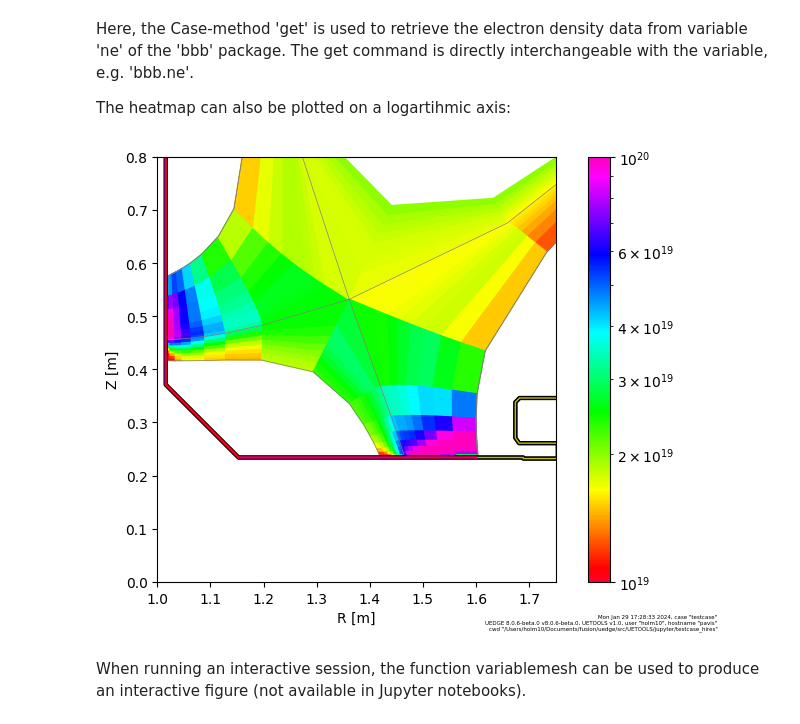
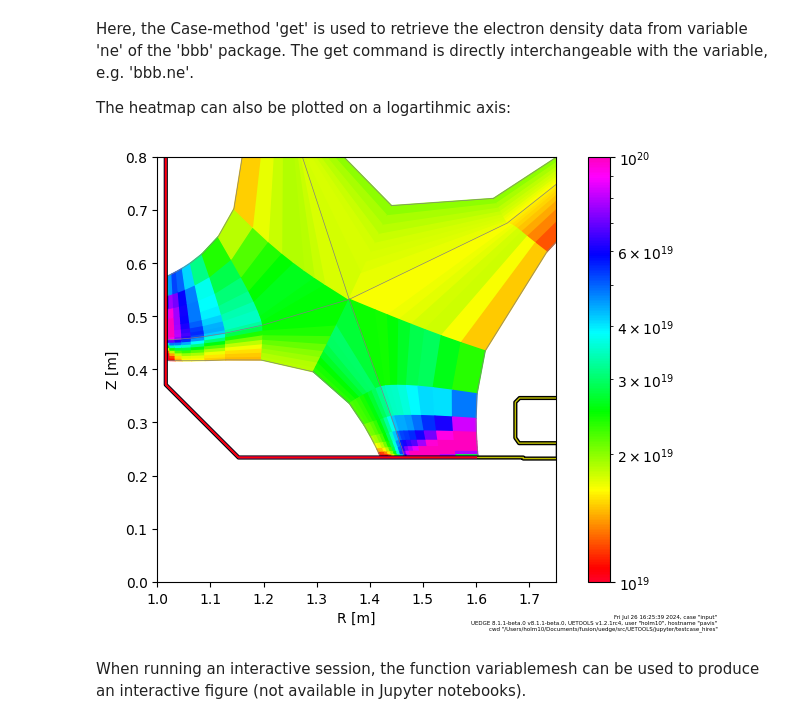
Before and after one commit to LLNL/UETOOLS, a Jupyter notebook: jupyter/03_plotting.ipynb, the cells around one changed output. Saved outputs shown, nothing was run; the diff lists cells and outputs as text; code cells hidden in the pictures.

```diff
--- a/jupyter/03_plotting.ipynb
+++ b/jupyter/03_plotting.ipynb
@@ -57,17 +58,17 @@ Here, the Case-method 'get' is used to retrieve the electron density data from v
 
 The heatmap can also be plotted on a logartihmic axis:
 # %%
-c.plotmesh(
+c.plot.mesh(
     bbb.ne,
     log=True,
     xlim=(1, 1.75),
     ylim=(0,0.8),
     figsize=(7,5),
     zrange=(1e19,1e20),
     cmap='gist_rainbow'
 );
 # %% [output]
-[figure, old version]
+[figure, new version]
 # %% [markdown]
 When running an interactive session, the function variablemesh can be used to produce an interactive figure (not available in Jupyter notebooks).
 # %%
```
Also changed, not shown: parts of 13 cells of this notebook, 3 other files.
